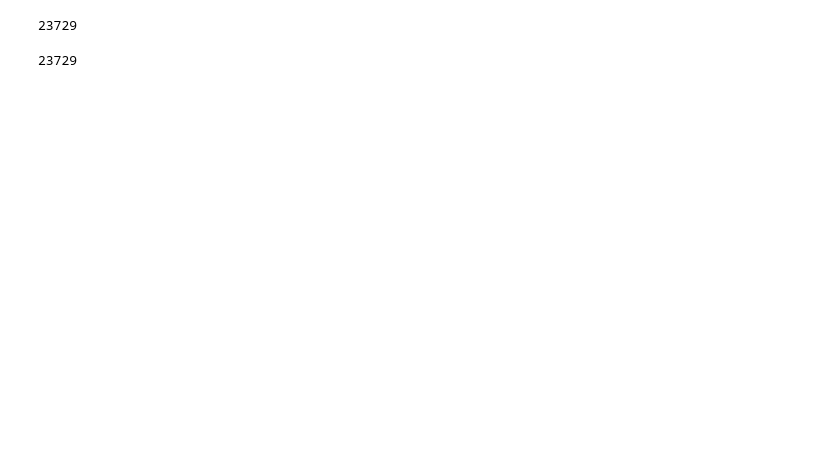
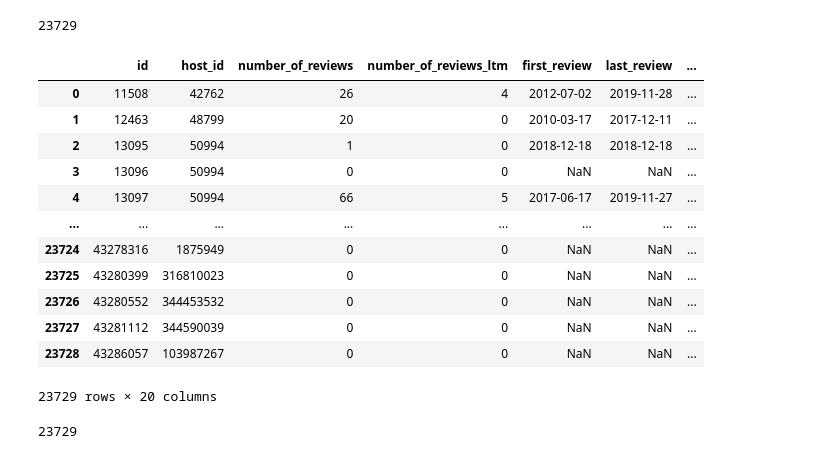
Before and after one commit to javierbengolea/DS_AirBnB, a Jupyter notebook: proyecto/Proyecto.ipynb, the cells around one changed output. Cells and saved outputs as stored; diff of their text form; code cells hidden in the pictures; blank space fills up the shorter version.

```diff
--- a/proyecto/Proyecto.ipynb
+++ b/proyecto/Proyecto.ipynb
@@ -302,12 +306,32 @@ NameError: name 'listings' is not defined
 # %%
-disponibilidad = listings[['id', 'minimum_nights', 'maximum_nights', 'minimum_minimum_nights',
+columnas_disponibilidad = ['id', 'minimum_nights', 'maximum_nights', 'minimum_minimum_nights',
        'maximum_minimum_nights', 'minimum_maximum_nights',
        'maximum_maximum_nights', 'minimum_nights_avg_ntm',
        'maximum_nights_avg_ntm', 'calendar_updated', 'has_availability',
        'availability_30', 'availability_60', 'availability_90',
-       'availability_365', 'calendar_last_scraped']]
+       'availability_365', 'calendar_last_scraped']
+
+disponibilidad = listings[columnas_disponibilidad]
 
 disponibilidad.to_sql(name="disponibilidad", con=cnx, if_exists='replace')
 # %% [output]
 23729
+# %%
+listings_filtered = listings_filtered.drop(columnas_disponibilidad[1:], axis=1)
+
+listings_filtered
+# %% [output]
+|  | id | host_id | number_of_reviews | number_of_reviews_ltm | first_review | last_review | ... |
+| 0 | 11508 | 42762 | 26 | 4 | 2012-07-02 | 2019-11-28 | ... |
+| 1 | 12463 | 48799 | 20 | 0 | 2010-03-17 | 2017-12-11 | ... |
+| 2 | 13095 | 50994 | 1 | 0 | 2018-12-18 | 2018-12-18 | ... |
+| 3 | 13096 | 50994 | 0 | 0 | NaN | NaN | ... |
+| 4 | 13097 | 50994 | 66 | 5 | 2017-06-17 | 2019-11-27 | ... |
+| ... | ... | ... | ... | ... | ... | ... | ... |
+| 23724 | 43278316 | 1875949 | 0 | 0 | NaN | NaN | ... |
+| 23725 | 43280399 | 316810023 | 0 | 0 | NaN | NaN | ... |
+| 23726 | 43280552 | 344453532 | 0 | 0 | NaN | NaN | ... |
+| 23727 | 43281112 | 344590039 | 0 | 0 | NaN | NaN | ... |
+| 23728 | 43286057 | 103987267 | 0 | 0 | NaN | NaN | ... |
+23729 rows × 20 columns
 # %%
```
Also changed, not shown: parts of 38 cells of this notebook.
